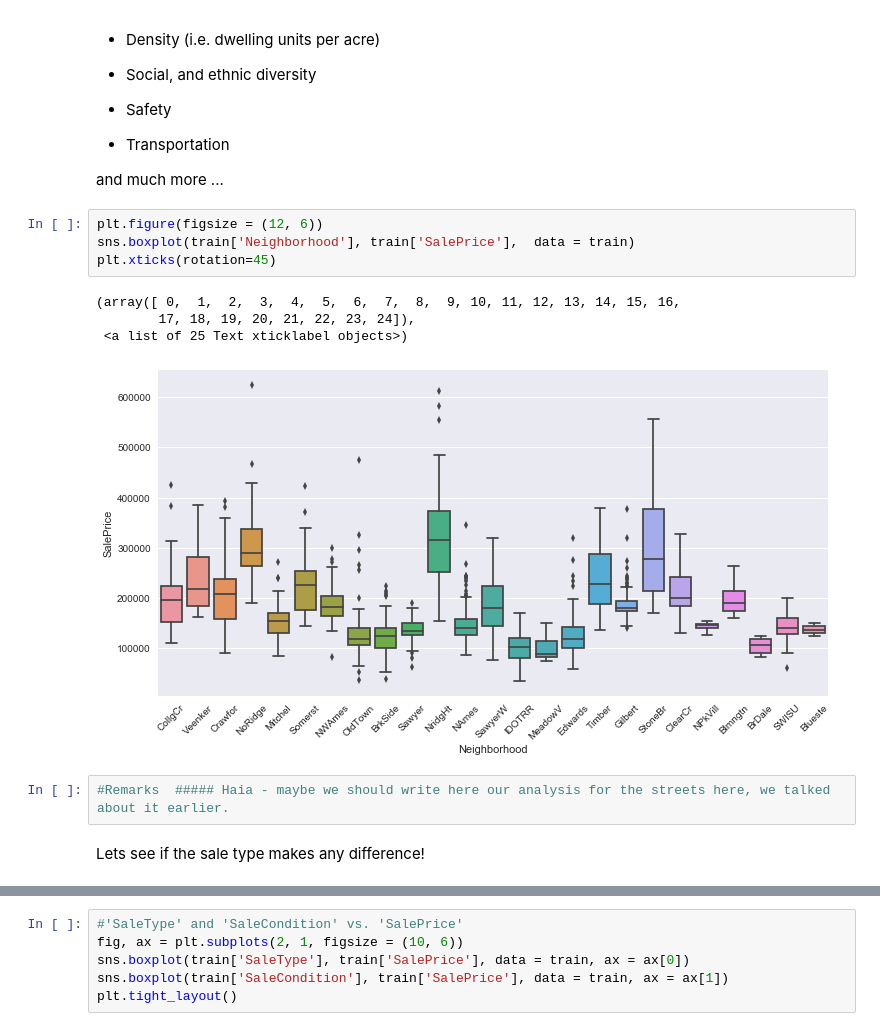
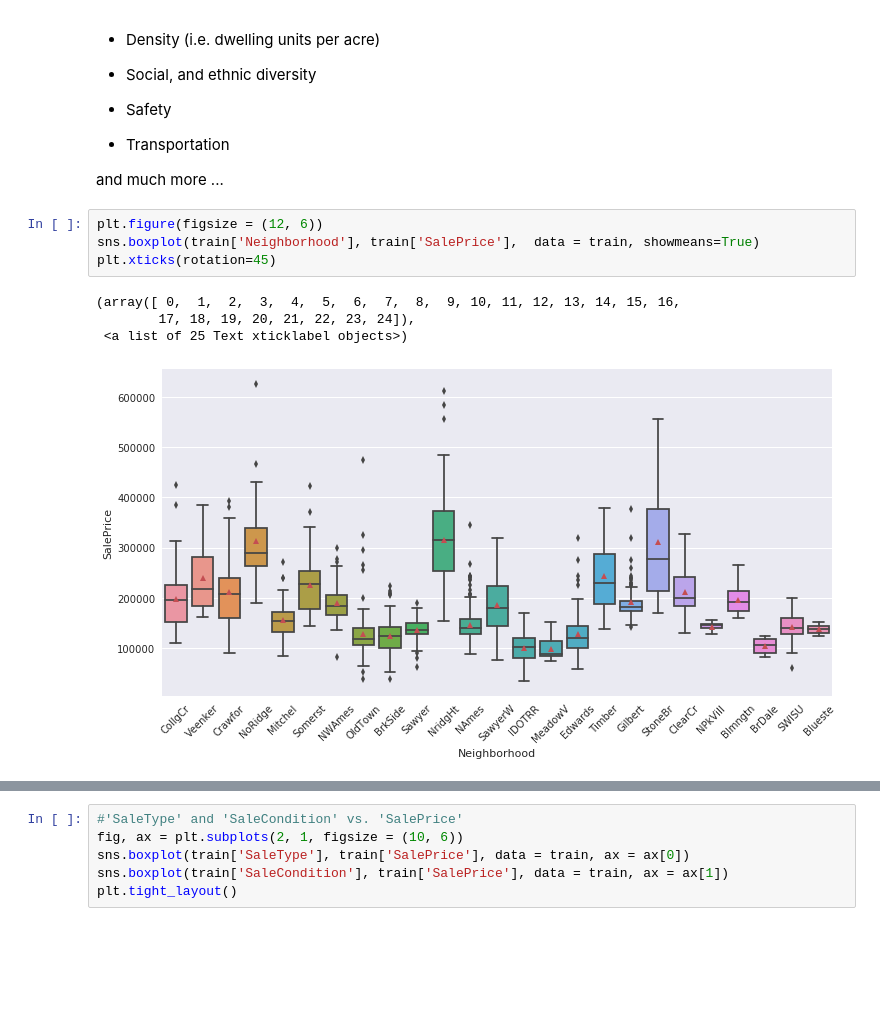
Before and after one commit to HaiaK/Housing, a Jupyter notebook: HousePricing.ipynb, the cells around one changed output, grey strips where cells are left out. Saved outputs shown, nothing was run; the diff lists cells and outputs as text; blank space fills up the shorter version.

```diff
--- a/HousePricing.ipynb
+++ b/HousePricing.ipynb
@@ -482,14 +448,10 @@ We'll start with the 'Neighborhood' vs. 'SalePrice', we predict that some neighb
 and much more ...
 # %%
 plt.figure(figsize = (12, 6))
-sns.boxplot(train['Neighborhood'], train['SalePrice'],  data = train)
+sns.boxplot(train['Neighborhood'], train['SalePrice'],  data = train, showmeans=True)
 plt.xticks(rotation=45)
 # %% [output]
 (array([ 0,  1,  2,  3,  4,  5,  6,  7,  8,  9, 10, 11, 12, 13, 14, 15, 16,
         17, 18, 19, 20, 21, 22, 23, 24]),
  <a list of 25 Text xticklabel objects>)
-[figure, old version]
+[figure, new version]
-# %%
-#Remarks  ##### Haia - maybe we should write here our analysis for the streets here, we talked about it earlier.
-# %% [markdown]
-Lets see if the sale type makes any difference!
```
Also changed, not shown: parts of 79 cells of this notebook.
